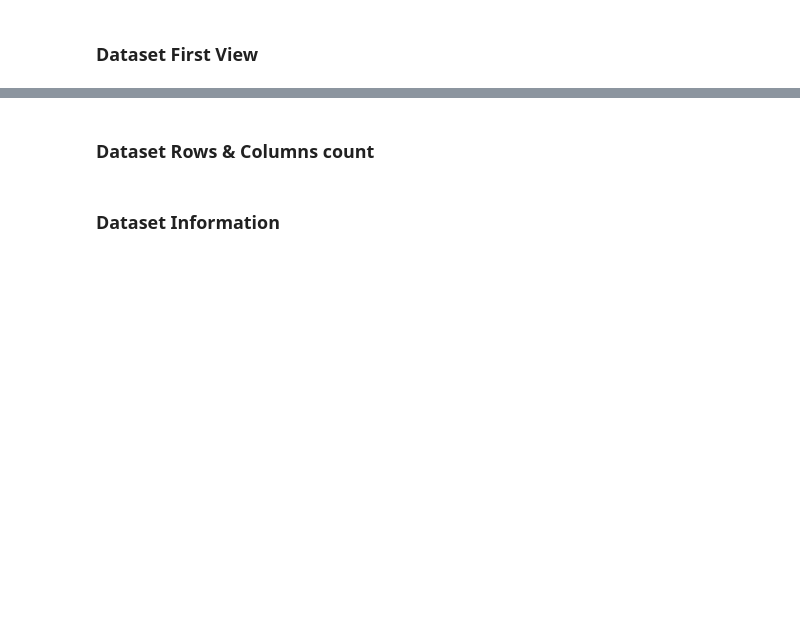
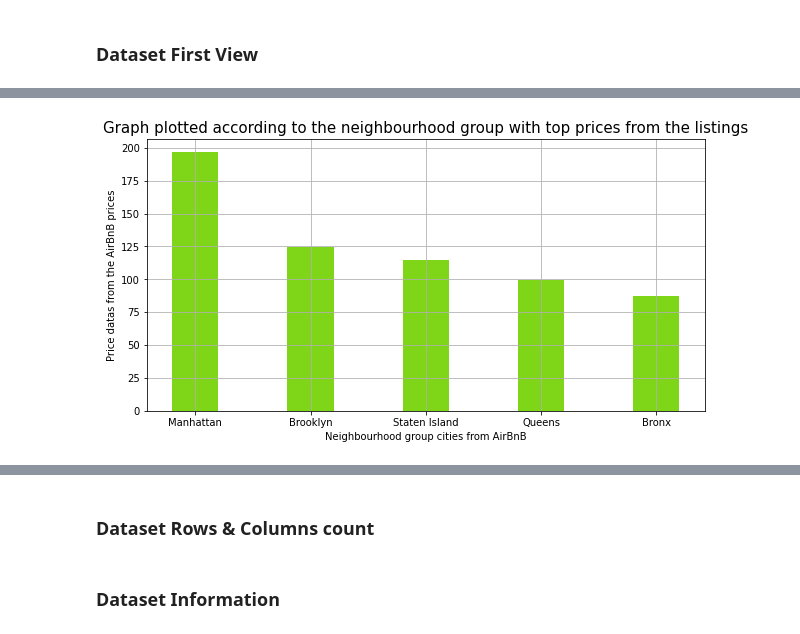
Before and after one commit to hshamaji/capstone_project_1--AirBnb-Booking-Analysis, a Jupyter notebook: Copy_of_Sample_EDA_Submission_Template.ipynb, the cells around one changed output, grey strips where cells are left out. Saved outputs shown, nothing was run; the diff lists cells and outputs as text; code cells hidden in the pictures; blank space fills up the shorter version.

```diff
--- a/Copy_of_Sample_EDA_Submission_Template.ipynb
+++ b/Copy_of_Sample_EDA_Submission_Template.ipynb
@@ -101,0 +342,5 @@ df['name'].value_counts()
+# %%
+#Average price of listings in the neighbourhood_group
+average_price=df.groupby(['neighbourhood_group'])['price'].mean().reset_index()
+average_price_of_neighbourhood_group=average_price.sort_values(by='price',ascending=False,ignore_index=True)         #Sorted average price in decending order for neighbourhood_group
+average_price_of_neighbourhood_group
@@ -101,0 +354,13 @@ df['name'].value_counts()
+# %%
+#Creating graph for neighbourhood_group in context to price available in the listings
+plt.rcParams['figure.figsize'] = (10, 5)
+width=0.4
+x=average_price_of_neighbourhood_group['neighbourhood_group']
+y=average_price_of_neighbourhood_group['price']
+plt.bar(x,y,width,color='#7FD518')
+plt.title('Graph plotted according to the neighbourhood group with top prices from the listings',fontsize=15)
+plt.ylabel('Price datas from the AirBnB prices',fontsize=10)
+plt.xlabel('Neighbourhood group cities from AirBnB',fontsize=10)
+plt.grid()
+# %% [output]
+[figure, added]
```
Also changed, not shown: parts of 55 cells of this notebook.
